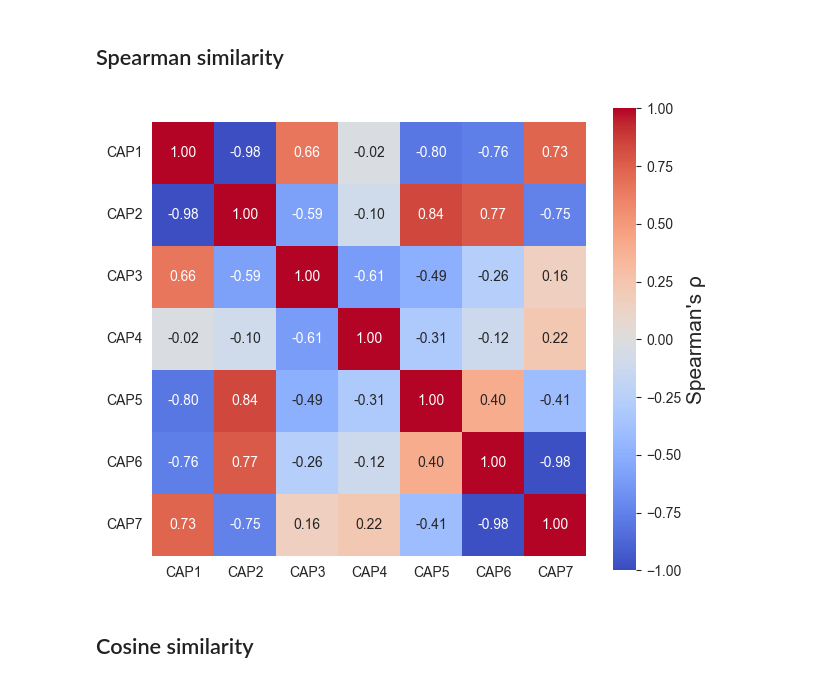
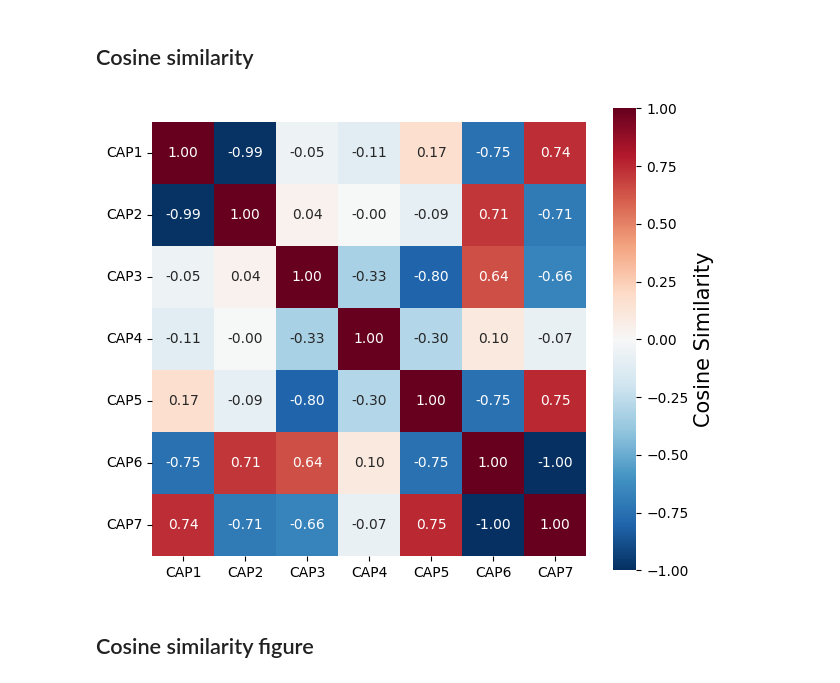
Before and after one commit to SOC-PAB-Lab/tDCS-CAPs-dynamics, a Jupyter notebook: caps_analysis/06_plot_caps_cosine_similarity.ipynb, the cells around one changed output. Cells and saved outputs as stored; diff of their text form; code cells hidden in the pictures.

```diff
--- a/caps_analysis/06_plot_caps_cosine_similarity.ipynb
+++ b/caps_analysis/06_plot_caps_cosine_similarity.ipynb
@@ -10,11 +11,12 @@ import warnings
 warnings.filterwarnings('ignore', category=UserWarning)
 warnings.filterwarnings('ignore', category=RuntimeWarning)
 # %%
-base_dir = os.getcwd()
+load_dotenv()
+base_dir = os.environ['BASE_DIR']
 runs_str = "run-ON"
 # %%
-atlas_filename = os.path.join(base_dir, "templates", "atlases","KH_atlas", "atlas_combined_tpl-MNI152NLin2009cAsym_res-02_T1w.nii.gz")
-
+atlas_dir = os.environ['ATLAS_DIR']
+atlas_filename = os.path.join(atlas_dir, "atlas_combined_tpl-MNI152NLin2009cAsym_res-02_T1w.nii.gz")
 atlas_masker = NiftiLabelsMasker(labels_img=atlas_filename, mask_img=None, standardize=False, standardize_confounds=True, memory="nilearn_cache", verbose=0)
 atlas_masker.fit()
 
@@ -25,8 +27,11 @@ plotting.plot_roi(atlas_filename, display_mode="mosaic", cmap="viridis",)
 # %%
 k=7
 CAP_LIST = [f"CAP{i + 1}" for i in np.arange(k)]
-plots_dir = os.path.join(base_dir, "plots", "corr_mats", f"nclust-{k}")
-os.makedirs(plots_dir, exist_ok=True)
+
+results_dir = os.environ['RESULTS_DIR']
+results_fig_dir = os.path.join(results_dir, "main_figures", "02_cosine_similarity_fig")
+
+os.makedirs(results_fig_dir, exist_ok=True)
 
 # Load CAP data
 cap_file = os.path.join(base_dir, f'coactivation_patterns_{runs_str}',
@@ -57,25 +43,27 @@ plt.savefig(os.path.join(plots_dir, f"pearson_corr_mat_nclust-{k}"), dpi=400)
 # %% [markdown]
-## Spearman similarity
+## Cosine similarity
 # %%
-from scipy.stats import spearmanr
-# Calculate correlation matrix
-corr_mat = spearmanr(cap_data_masked.T).correlation
+from sklearn.metrics.pairwise import cosine_similarity
+import matplotlib.cm as cm
+
+corr_mat = cosine_similarity(cap_data_masked)
 
 fig, ax = plt.subplots(figsize=(7, 6))
 
-heatmap = sns.heatmap(corr_mat, cmap="coolwarm", vmax=1, vmin=-1, center=0,
+heatmap = sns.heatmap(corr_mat, cmap="RdBu_r", vmax=1, vmin=-1, center=0,
                 square=True, annot=True, fmt=".2f", ax=ax)
 cbar = heatmap.collections[0].colorbar
-cbar.set_label("Spearman's ρ", rotation=90, fontsize=15)
+cbar.set_label("Cosine Similarity", rotation=90, fontsize=15)
 
 ax.set_xticklabels(CAP_LIST, rotation=0)
 ax.set_yticklabels(CAP_LIST, rotation=0)
-#ax.set_title("Spearman Correlation Matrix")
-plt.savefig(os.path.join(plots_dir, f"spearman_corr_mat_nclust-{k}"), dpi=400)
+#ax.set_title("Cosine Similarity Matrix")
+plt.savefig(os.path.join(results_fig_dir, f"cosine_corr_mat_nclust-{k}_with_labels"), dpi=500, bbox_inches='tight')
+plt.show()
 # %% [output]
-[figure, old version]
+[figure, new version]
 # %% [markdown]
-## Cosine similarity
+## Cosine similarity figure
 # %%
 from sklearn.metrics.pairwise import cosine_similarity
 import matplotlib.cm as cm
```
Also changed, not shown: parts of 5 cells of this notebook, 3 other files.
